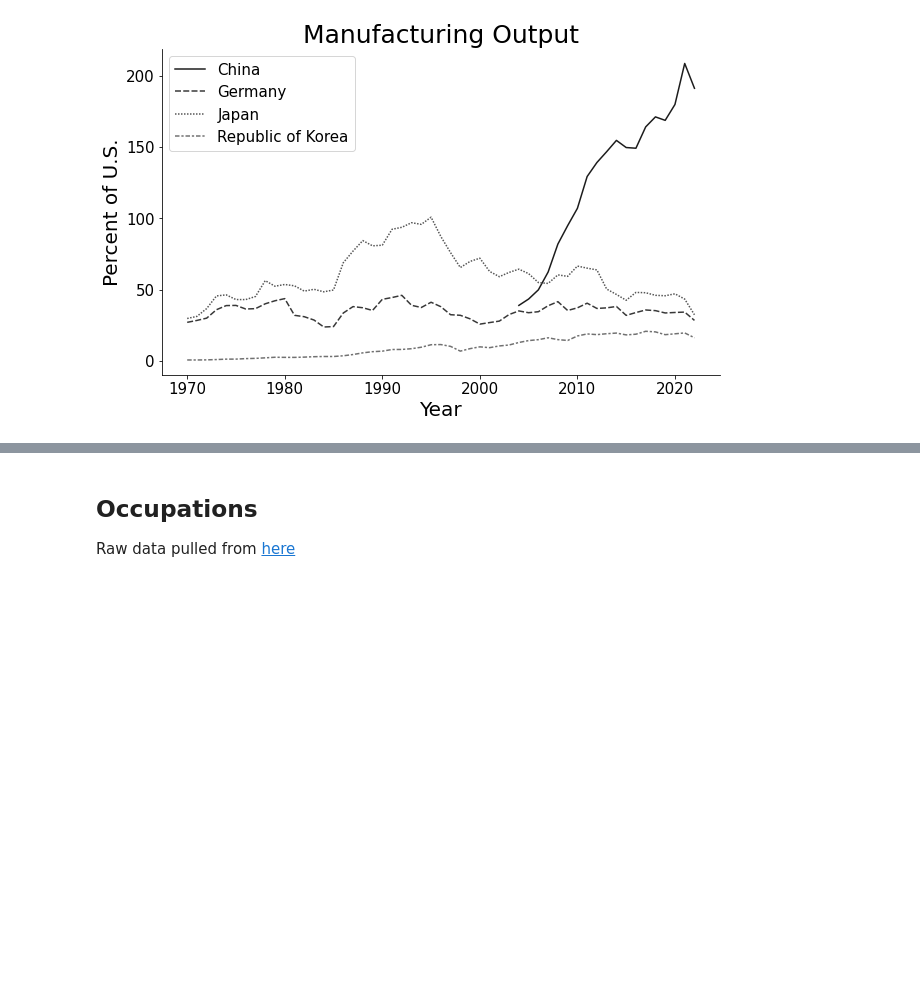
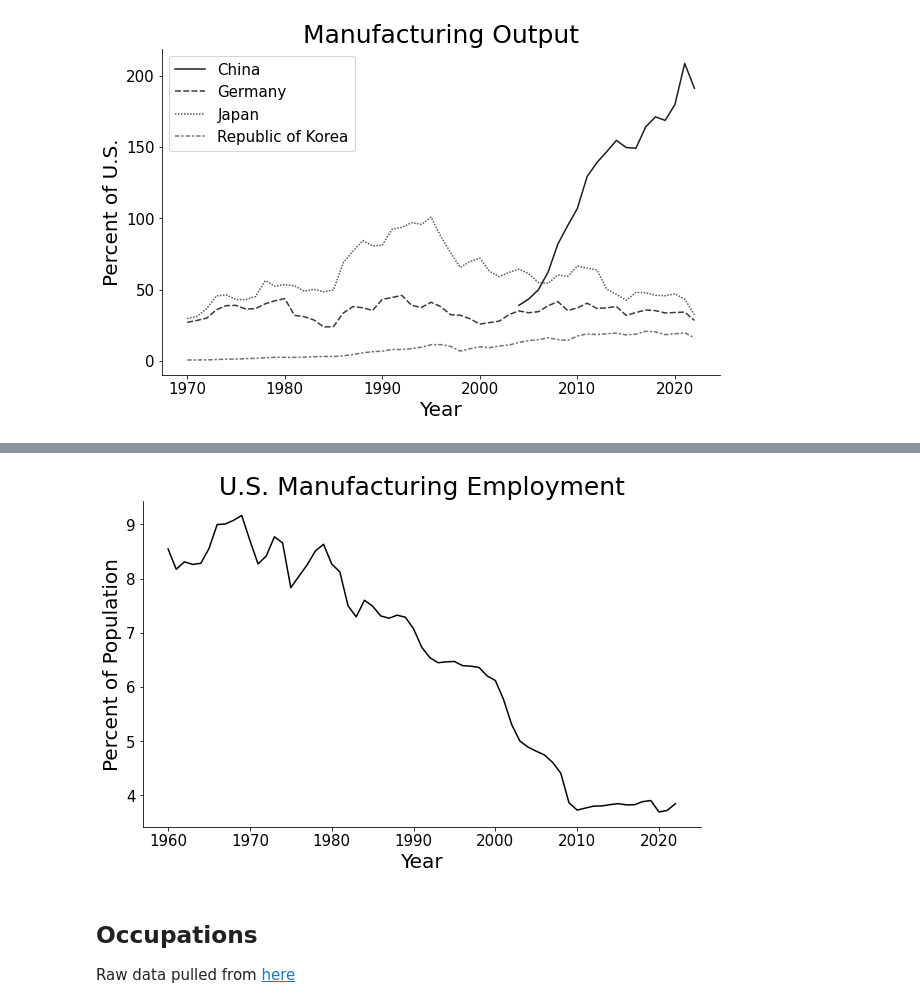
Before and after one commit to jordanott/BackToTheFuture, a Jupyter notebook: notebooks/business.ipynb, the cells around one changed output, grey strips where cells are left out. Saved outputs shown, nothing was run; the diff lists cells and outputs as text; code cells hidden in the pictures; blank space fills up the shorter version.

```diff
--- a/notebooks/business.ipynb
+++ b/notebooks/business.ipynb
@@ -146,3 +169,16 @@ See the caveats in the documentation: https://pandas.pydata.org/pandas-docs/stab
+# %%
+population = pd.read_csv("../raw_data/government/population.csv") # index 49 for 1939
+population = population.sort_values(by="Year").reset_index(drop=True).iloc[70:].reset_index(drop=True)
+# %%
+employment_values = employment.iloc[21:-2].reset_index(drop=True).MANEMP.values
+per_capita = 1_000 * employment_values / population.Population.values
+
+plt.plot(population.Year, per_capita * 100, color="black")
+plt.xlabel("Year")
+plt.ylabel("Percent of Population")
+plt.title("U.S. Manufacturing Employment");
+# %% [output]
+[figure, added]
 # %% [markdown]
 ## Occupations
 Raw data pulled from [here](https://www.bls.gov/oes/tables.htm)
```
Also changed, not shown: parts of 15 cells of this notebook, 2 other files.
